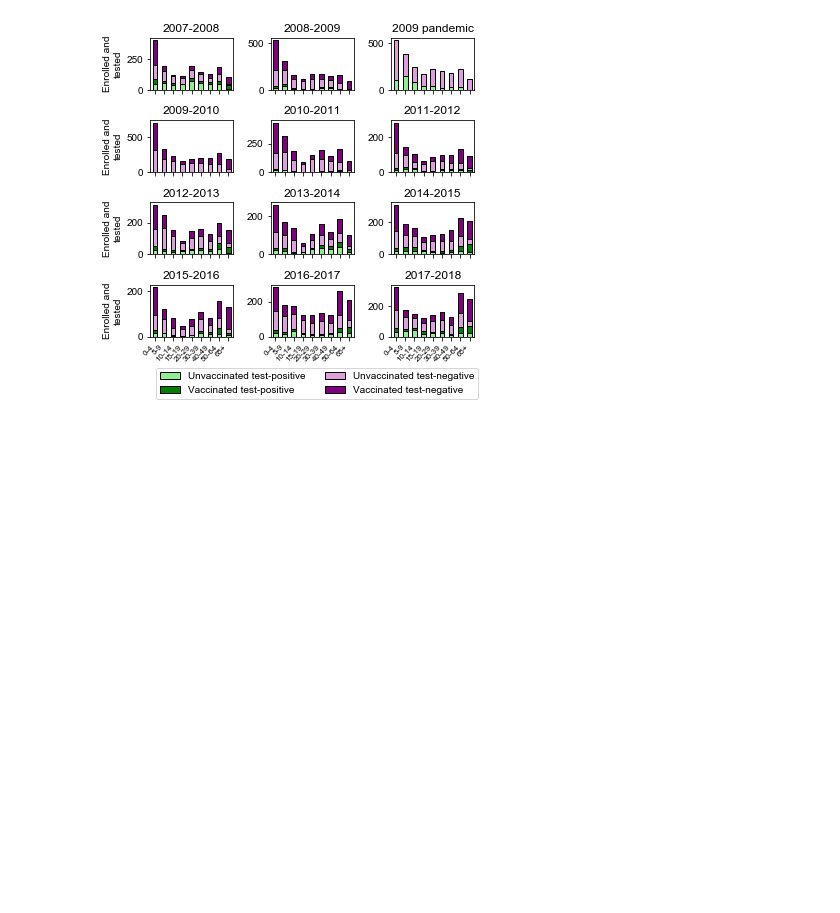
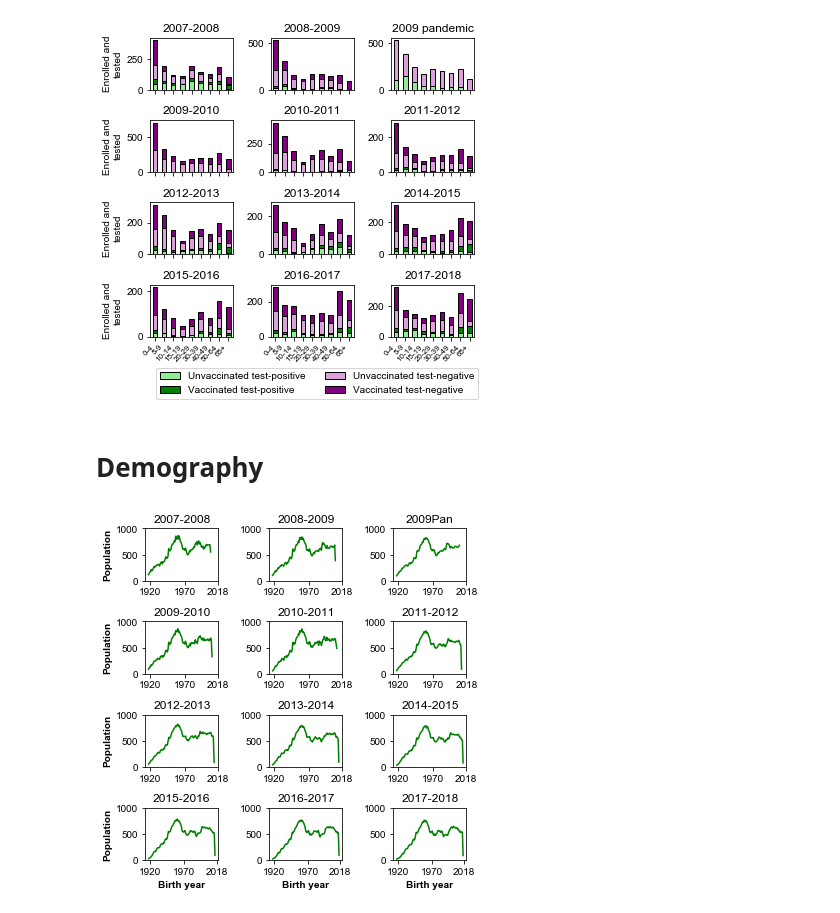
Before and after one commit to cobeylab/FluAImprinting, a Jupyter notebook: figures/Figure_1_raw_data.ipynb, the cells around one changed output. Drawn from its saved outputs; the diff is of its cells as text; code cells hidden in the pictures; blank space fills up the shorter version.

Commit message:
Created new figure 1 supplements

```diff
--- a/figures/Figure_1_raw_data.ipynb
+++ b/figures/Figure_1_raw_data.ipynb
@@ -84,3 +84,49 @@ plt.legend(loc='center', bbox_to_anchor=(-0.9, -0.9), ncol=2)
 # %% [output]
 <matplotlib.legend.Legend at 0x...>
 [figure]
+# %% [markdown]
+# Demography
+# %%
+import pandas as pd
+from matplotlib import pyplot as plt
+import pandas as pd
+from scipy.interpolate import splev, splrep
+import numpy as np
+from matplotlib import rcParams, colors
+import seaborn as sns
+%matplotlib inline
+
+rcParams['font.sans-serif'] = 'arial'
+
+demodf = pd.read_csv('../data/demography_by_birth_year.csv')
+
+subplot = 1
+for season, df in demodf.groupby('Season'):
+
+    if season >= 2008:
+        plt.subplot(4,3,subplot)
+
+        plotdf = df.sort_values('Birth_year').copy()
+        plt.plot(plotdf['Birth_year'], plotdf['Population'], '-', color='green')
+        plt.xticks([1920, 1970, 2018])
+        plt.ylim(0, 1000)
+
+
+        if season != 2009.5:
+            plt.title(str(int(season) - 1) + '-' + str(int(season)))
+        else:
+            plt.title('2009Pan')
+
+        if subplot in [10, 11, 12]:
+            plt.xlabel('Birth year', weight='bold')
+        else:
+            plt.xlabel('')
+        if subplot in [1, 4, 7, 10]:
+            plt.ylabel('Population', weight='bold')
+        else:
+            plt.ylabel('')
+        subplot += 1
+plt.gcf().set_size_inches(5.5, 5.5)
+plt.tight_layout()
+# %% [output]
+[figure, added]
```
Also changed, not shown: parts of 12 cells of this notebook, 1 other file.
